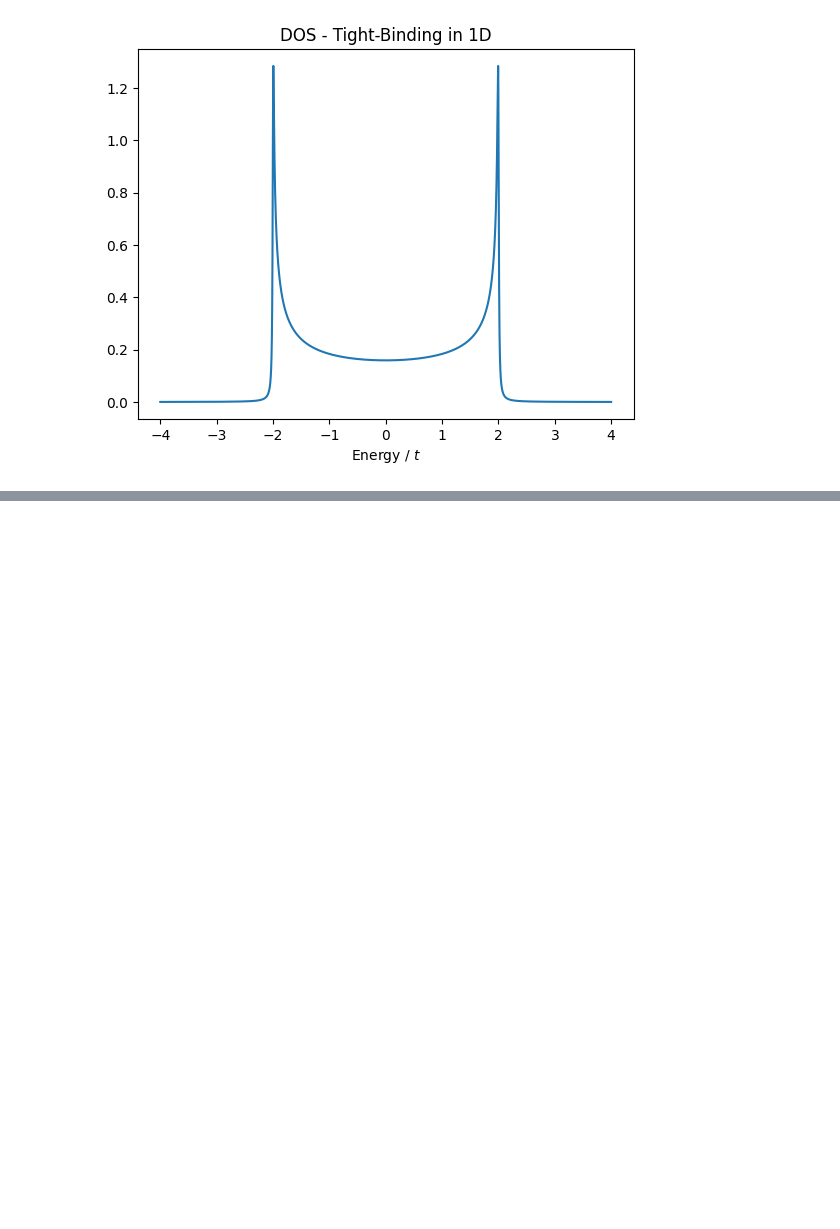
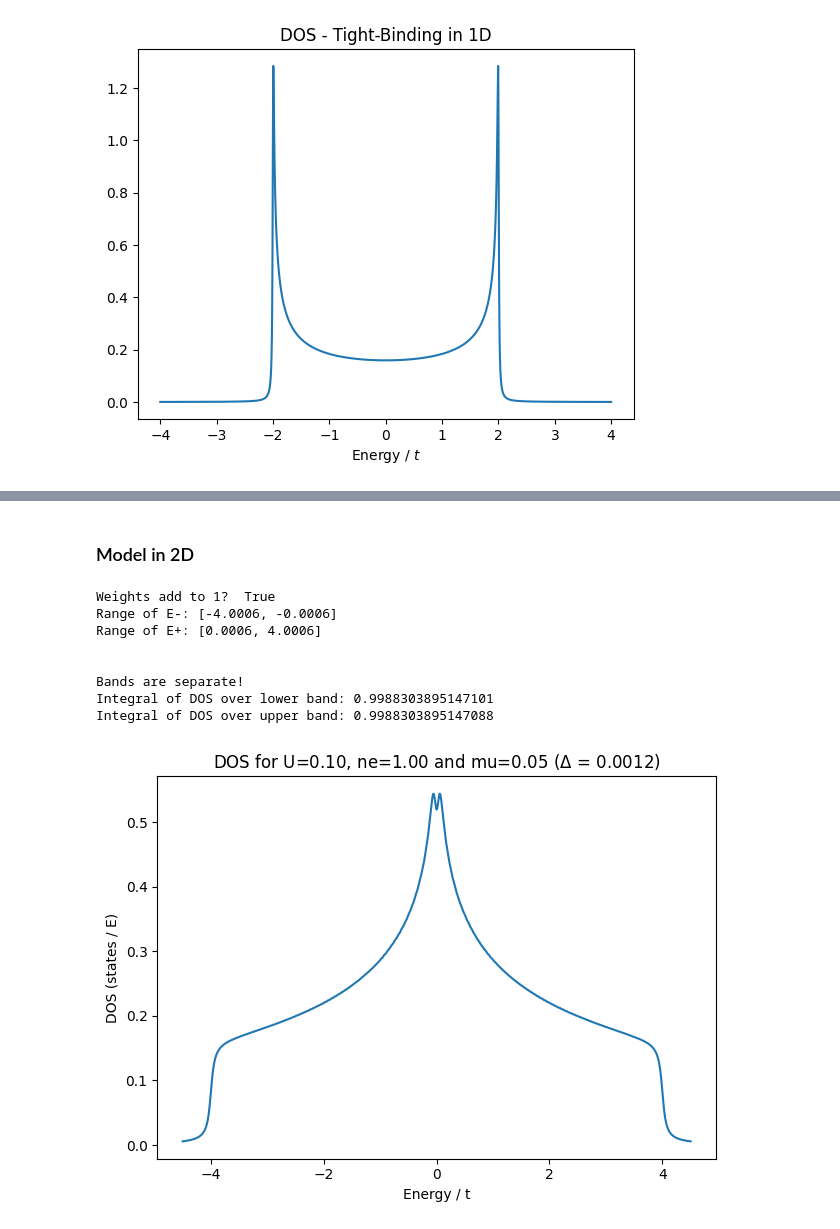
Before and after one commit to guilhermebaos/QUARMEN-Lessons, a Jupyter notebook: Master-Thesis/01-Hubbard-Model.ipynb, the cells around one changed output, grey strips where cells are left out. Cells and saved outputs as stored; diff of their text form; code cells hidden in the pictures; blank space fills up the shorter version.

```diff
--- a/Master-Thesis/01-Hubbard-Model.ipynb
+++ b/Master-Thesis/01-Hubbard-Model.ipynb
@@ -221,0 +249,19 @@ Integral of DOS over upper band: 0.9999999465236786
+# %% [markdown]
+### Model in 2D
+# %%
+# Example
+N = 200
+U = 0.1
+ne = 1
+
+visualize_hubbard(epsilon, N, U, ne, points=2000, gam=0.05, n=2, text=True)
+# %% [output]
+Weights add to 1?  True
+Range of E-: [-4.0006, -0.0006]
+Range of E+: [0.0006, 4.0006]
+
+
+Bands are separate!
+Integral of DOS over lower band: 0.9988303895147101
+Integral of DOS over upper band: 0.9988303895147088
+[figure, added]
```
Also changed, not shown: parts of 8 cells of this notebook, 2 other files.
